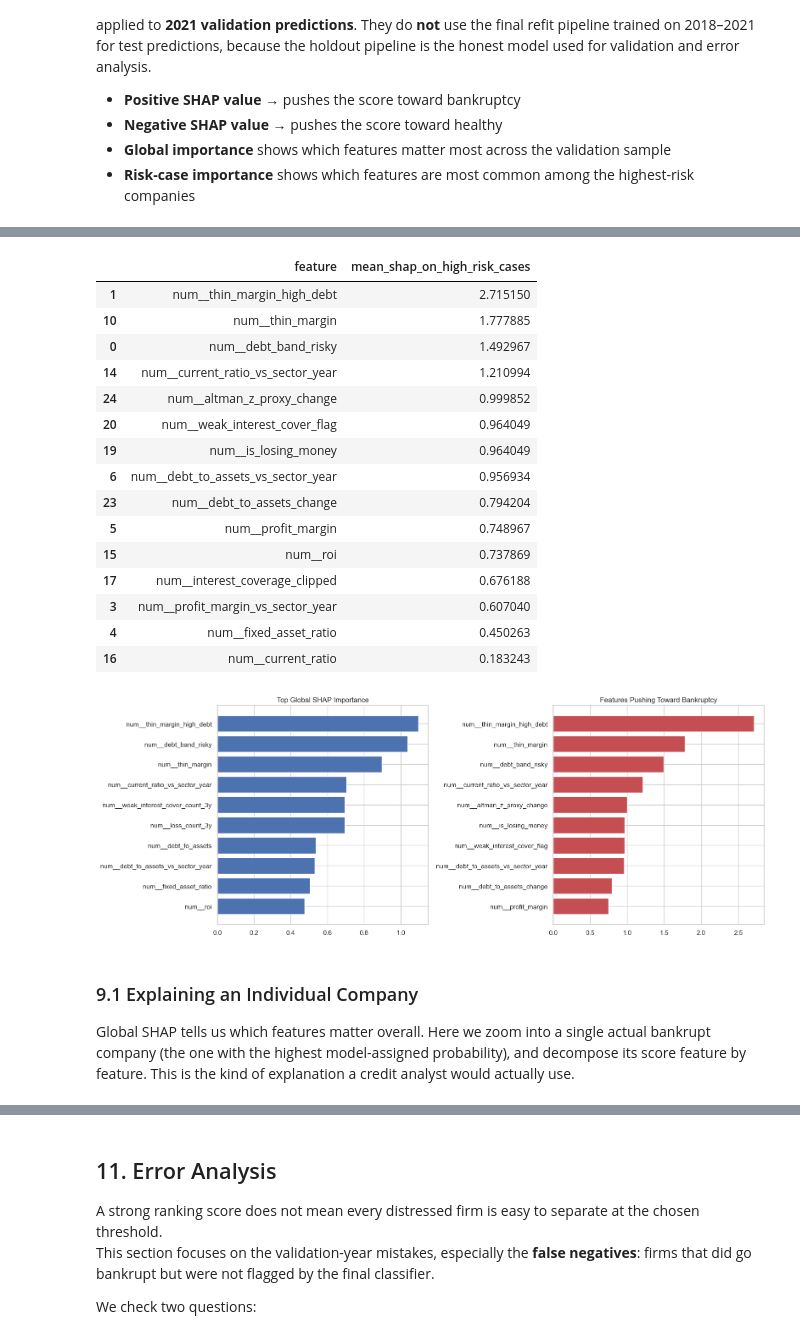
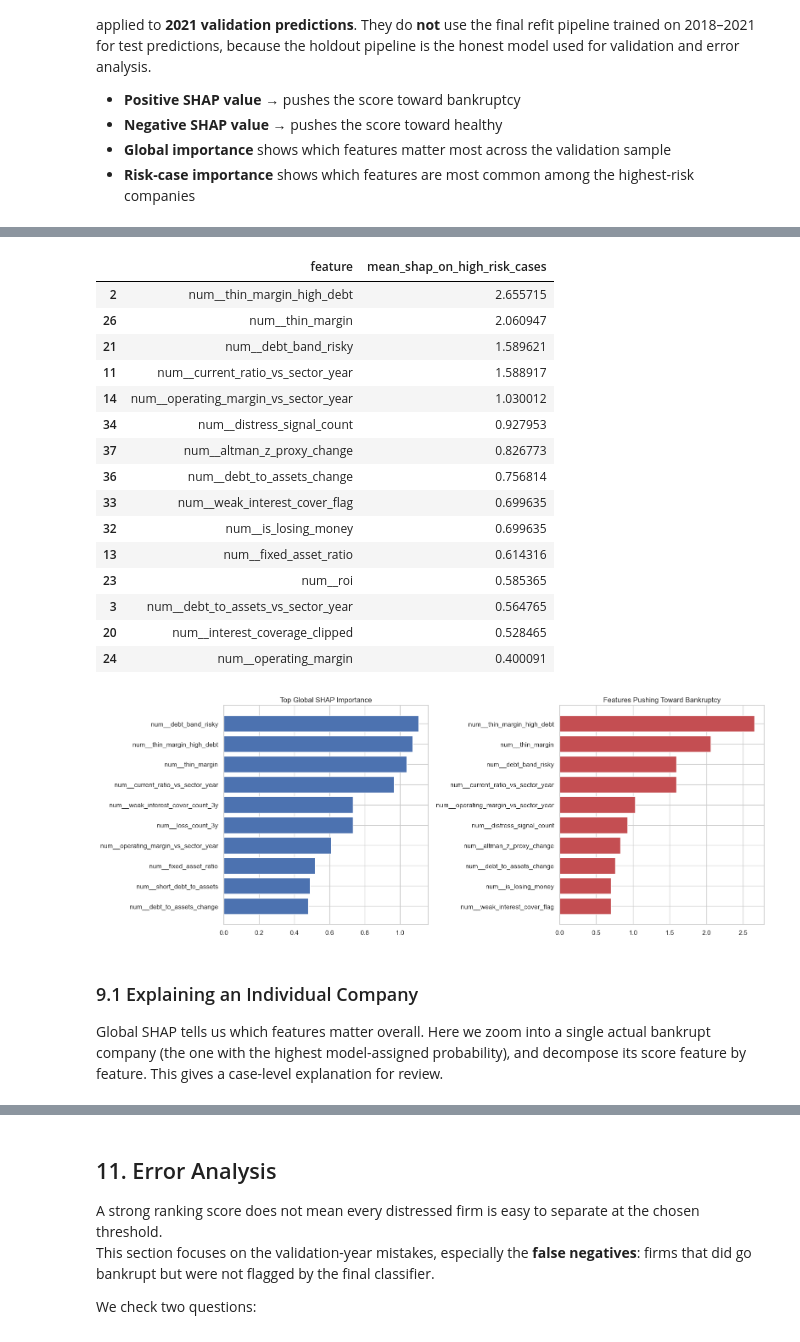
Before and after one commit to deniztaylan06/Expert_AI_project, a Jupyter notebook: notebook/bankruptcy_prediciton.ipynb, the cells around one changed output, grey strips where cells are left out. Drawn from its saved outputs; the diff is of its cells as text; code cells hidden in the pictures.

```diff
--- a/notebook/bankruptcy_prediciton.ipynb
+++ b/notebook/bankruptcy_prediciton.ipynb
@@ -2103,6 +1877,6 @@ built from the two inner temporal folds rather than from a single year.
 # %%
 pruned_candidate_features, correlation_drop_df = prune_correlated_features(
-    train_model_df[train_model_df["fiscal_year"].isin(FEATURE_SELECTION_TRAIN_YEARS + [FEATURE_SELECTION_VAL_YEAR])],
+    selection_train_df,
     candidate_features,
     must_keep_features,
     corr_threshold=0.95,
@@ -2350,23 +2104,21 @@ def build_preprocessor(X_train, model_name):
 
 
 def build_model(model_name, pos_weight):
-    if model_name == "RegularizedLogistic":
-        return LogisticRegression(
+    model_builders = {
+        "RegularizedLogistic": lambda: LogisticRegression(
             max_iter=4000,
             class_weight="balanced",
             C=0.5,
             random_state=RANDOM_STATE,
-        )
-    if model_name == "RandomForest":
-        return RandomForestClassifier(
+        ),
+        "RandomForest": lambda: RandomForestClassifier(
             n_estimators=500,
             min_samples_leaf=2,
             class_weight="balanced_subsample",
             random_state=RANDOM_STATE,
             n_jobs=-1,
-        )
-    if model_name == "LightGBM":
-        return LGBMClassifier(
+        ),
+        "LightGBM": lambda: LGBMClassifier(
             n_estimators=1000,
             learning_rate=0.01,
             num_leaves=15,
@@ -2379,9 +2131,8 @@ def build_model(model_name, pos_weight):
             random_state=RANDOM_STATE,
             verbose=-1,
             n_jobs=-1,
-        )
-    if model_name == "XGBoost":
-        return XGBClassifier(
+        ),
+        "XGBoost": lambda: XGBClassifier(
             n_estimators=1000,
             learning_rate=0.01,
             max_depth=3,
@@ -2394,9 +2145,8 @@ def build_model(model_name, pos_weight):
             eval_metric="aucpr",
             random_state=RANDOM_STATE,
             verbosity=0,
-        )
-    if model_name == "CatBoost":
-        return CatBoostClassifier(
+        ),
+        "CatBoost": lambda: CatBoostClassifier(
             iterations=600,
             learning_rate=0.05,
             depth=5,
@@ -2405,8 +2155,9 @@ def build_model(model_name, pos_weight):
             auto_class_weights="Balanced",
             verbose=0,
             random_seed=RANDOM_STATE,
-        )
-    raise ValueError(f"Unsupported model: {model_name}")
+        ),
+    }
+    return model_builders[model_name]()
 # %% [markdown]
 ### 6.1 Training the Candidate Models
 
@@ -2924,9 +2655,8 @@ if best_model_name == "RegularizedLogistic":
     shap_result = explainer(X_explain)
     shap_matrix = np.asarray(shap_result.values)
 elif best_model_name == "XGBoost":
-    import xgboost as xgb
 
-    xgb_explain_matrix = xgb.DMatrix(X_explain.to_numpy())
+    xgb_explain_matrix = DMatrix(X_explain.to_numpy())
     shap_contribs = fitted_model.get_booster().predict(
         xgb_explain_matrix,
         pred_contribs=True,
@@ -3005,26 +2735,26 @@ plt.show()
 |  | feature | mean_shap_on_high_risk_cases |
-| 1 | num__thin_margin_high_debt | 2.715150 |
-| 10 | num__thin_margin | 1.777885 |
-| 0 | num__debt_band_risky | 1.492967 |
-| 14 | num__current_ratio_vs_sector_year | 1.210994 |
-| 24 | num__altman_z_proxy_change | 0.999852 |
-| 20 | num__weak_interest_cover_flag | 0.964049 |
-| 19 | num__is_losing_money | 0.964049 |
-| 6 | num__debt_to_assets_vs_sector_year | 0.956934 |
-| 23 | num__debt_to_assets_change | 0.794204 |
-| 5 | num__profit_margin | 0.748967 |
-| 15 | num__roi | 0.737869 |
-| 17 | num__interest_coverage_clipped | 0.676188 |
-| 3 | num__profit_margin_vs_sector_year | 0.607040 |
-| 4 | num__fixed_asset_ratio | 0.450263 |
-| 16 | num__current_ratio | 0.183243 |
+| 2 | num__thin_margin_high_debt | 2.655715 |
+| 26 | num__thin_margin | 2.060947 |
+| 21 | num__debt_band_risky | 1.589621 |
+| 11 | num__current_ratio_vs_sector_year | 1.588917 |
+| 14 | num__operating_margin_vs_sector_year | 1.030012 |
+| 34 | num__distress_signal_count | 0.927953 |
+| 37 | num__altman_z_proxy_change | 0.826773 |
+| 36 | num__debt_to_assets_change | 0.756814 |
+| 33 | num__weak_interest_cover_flag | 0.699635 |
+| 32 | num__is_losing_money | 0.699635 |
+| 13 | num__fixed_asset_ratio | 0.614316 |
+| 23 | num__roi | 0.585365 |
+| 3 | num__debt_to_assets_vs_sector_year | 0.564765 |
+| 20 | num__interest_coverage_clipped | 0.528465 |
+| 24 | num__operating_margin | 0.400091 |
-[figure, old version]
+[figure, new version]
 # %% [markdown]
 ### 9.1 Explaining an Individual Company
 
 Global SHAP tells us which features matter overall. Here we zoom into a single actual bankrupt
 company (the one with the highest model-assigned probability), and decompose its score
-feature by feature. This is the kind of explanation a credit analyst would actually use.
+feature by feature. This gives a case-level explanation for review.
 # %%
 validation_explain_df = holdout_val_df[["company_id", "fiscal_year"]].copy()
 validation_explain_df["actual"] = y_val_holdout.values
```
Also changed, not shown: parts of 54 cells of this notebook, 2 other files.
